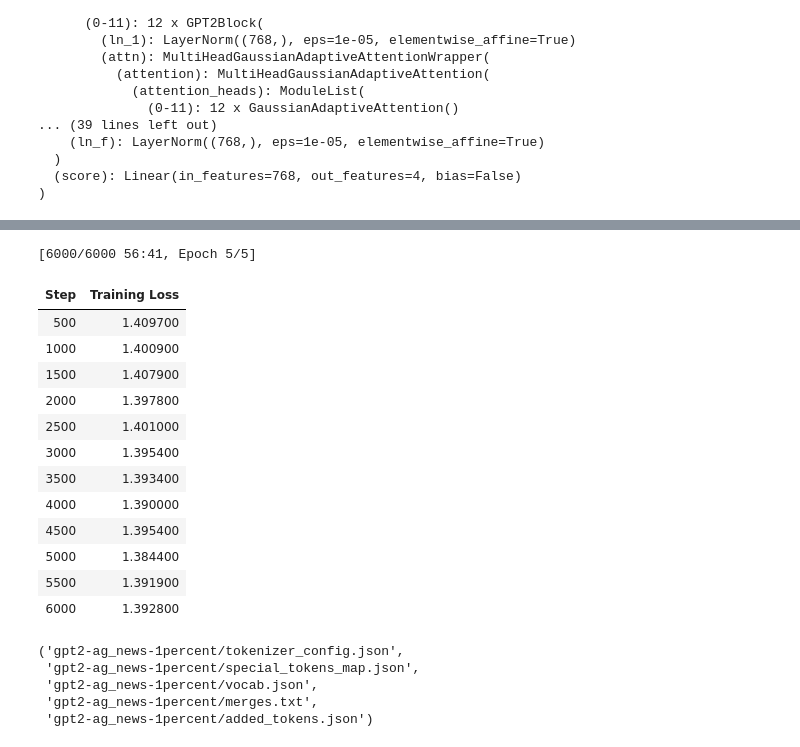
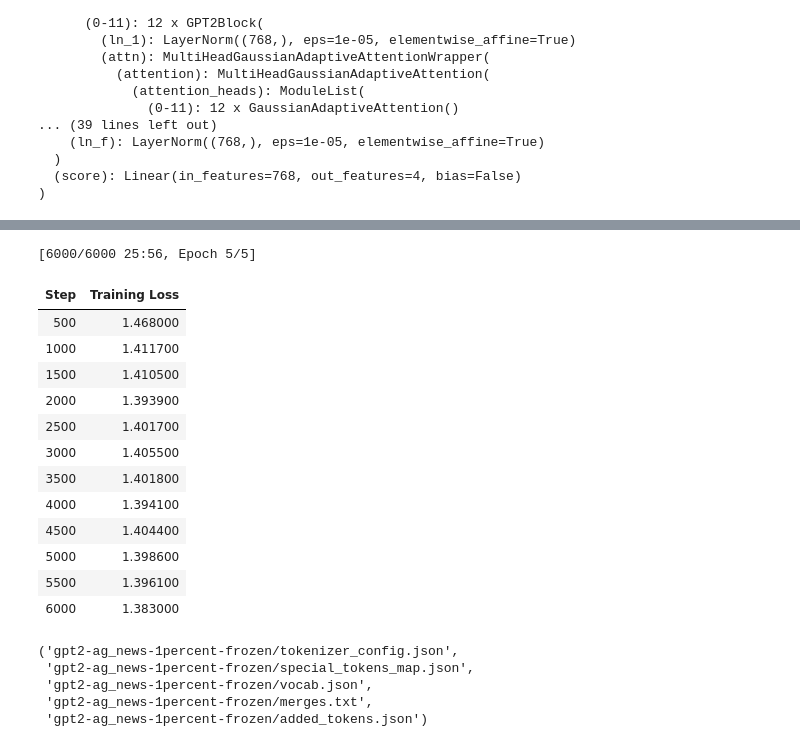
Before and after one commit to wallacees12/AML-Laplacian-Attention, a Jupyter notebook: gpt2_fine_tuning_gaussian_v2.ipynb, the cells around one changed output, grey strips where cells are left out. Cells and saved outputs as stored; diff of their text form; code cells hidden in the pictures.

Commit message:
slight changes to the model + new training cycle

```diff
--- a/gpt2_fine_tuning_gaussian-v2.ipynb
+++ b/gpt2_fine_tuning_gaussian_v2.ipynb
@@ -143,6 +182,35 @@ Requirement already satisfied: MarkupSafe>=2.0 in /usr/local/lib/python3.10/dist
 Requirement already satisfied: mpmath>=0.19 in /usr/local/lib/python3.10/dist-packages (from sympy->torch->gaussian-adaptive-attention) (1.3.0)
 Installing collected packages: gaussian-adaptive-attention
 Successfully installed gaussian-adaptive-attention-0.1.5
+# %%
+from gaussian_adaptive_attention import MultiHeadGaussianAdaptiveAttention
+import torch
+import copy
+
+gaussian_model = copy.deepcopy(gpt2_model)
+
+class MultiHeadGaussianAdaptiveAttentionWrapper(torch.nn.Module):
+    def __init__(self, config, num_gaussians=10, norm_axis=1):
+        super().__init__()
+        self.attention = MultiHeadGaussianAdaptiveAttention(
+            norm_axis=norm_axis, # same as example of the researchers (dario had = 2)
+            num_heads=config.n_head,
+            num_gaussians=num_gaussians,
+            padding_value=config.eos_token_id,
+            eps=config.layer_norm_epsilon
+        )
+
+    def forward(self, hidden_states, **kwargs):
+        # Pass arguments using **kwargs to the underlying attention mechanism
+        attention_output = self.attention(hidden_states)
+        return (hidden_states,) + tuple(attention_output)  # Ensure the return value is a tuple
+
+
+# Replace the attention mechanism in each transformer block
+for block in gaussian_model.transformer.h: # accessing each transformer blocks within the GPT-2 model
+    block.attn = MultiHeadGaussianAdaptiveAttentionWrapper(config=gaussian_model.config, num_gaussians=5, norm_axis=1) # and replacing the attention module with the Gaussian attention block.
+
+# print(gaussian_model.config)
 # %% [markdown]
 Define a GPT-2 transformer block that uses a Gaussian attention mechanism rather than an attention function that is based on matrix multiplications
 # %%
@@ -199,46 +285,48 @@ from transformers import Trainer, TrainingArguments
 
 training_args = TrainingArguments(
     output_dir="./results",
-    learning_rate=2e-5,
+    learning_rate=1e-3,
     per_device_train_batch_size=1,
     per_device_eval_batch_size=1,
     num_train_epochs=5,
-    weight_decay=0.01,
+    # weight_decay=0.01,
+    use_cpu = False,
+    no_cuda = False
 )
 
 trainer = Trainer(
-    model=model,
+    model=gaussian_model,
     args=training_args,
-    train_dataset=tokenized_datasets["train"],
-    eval_dataset=tokenized_datasets["test"],
+    train_dataset=tokenized_dataset["train"],
+    eval_dataset=tokenized_dataset["test"],
 )
 # %%
-model_name = "gpt2-ag_news-1percent"
+model_name = "gpt2-ag_news-1percent-frozen"
 
 trainer.train()
 trainer.save_model(model_name)
 # Save the tokenizer used by the model as well
 tokenizer.save_pretrained(model_name)
 # %% [output]
-[6000/6000 56:41, Epoch 5/5]
+[6000/6000 25:56, Epoch 5/5]
 | Step | Training Loss |
-| 500 | 1.409700 |
-| 1000 | 1.400900 |
-| 1500 | 1.407900 |
-| 2000 | 1.397800 |
-| 2500 | 1.401000 |
-| 3000 | 1.395400 |
-| 3500 | 1.393400 |
-| 4000 | 1.390000 |
-| 4500 | 1.395400 |
-| 5000 | 1.384400 |
-| 5500 | 1.391900 |
-| 6000 | 1.392800 |
+| 500 | 1.468000 |
+| 1000 | 1.411700 |
+| 1500 | 1.410500 |
+| 2000 | 1.393900 |
+| 2500 | 1.401700 |
+| 3000 | 1.405500 |
+| 3500 | 1.401800 |
+| 4000 | 1.394100 |
+| 4500 | 1.404400 |
+| 5000 | 1.398600 |
+| 5500 | 1.396100 |
+| 6000 | 1.383000 |
-('gpt2-ag_news-1percent/tokenizer_config.json',
- 'gpt2-ag_news-1percent/special_tokens_map.json',
- 'gpt2-ag_news-1percent/vocab.json',
- 'gpt2-ag_news-1percent/merges.txt',
- 'gpt2-ag_news-1percent/added_tokens.json')
+('gpt2-ag_news-1percent-frozen/tokenizer_config.json',
+ 'gpt2-ag_news-1percent-frozen/special_tokens_map.json',
+ 'gpt2-ag_news-1percent-frozen/vocab.json',
+ 'gpt2-ag_news-1percent-frozen/merges.txt',
+ 'gpt2-ag_news-1percent-frozen/added_tokens.json')
 # %%
 trainer.evaluate()
 # %% [output]
```
Also changed, not shown: parts of 34 cells of this notebook.
